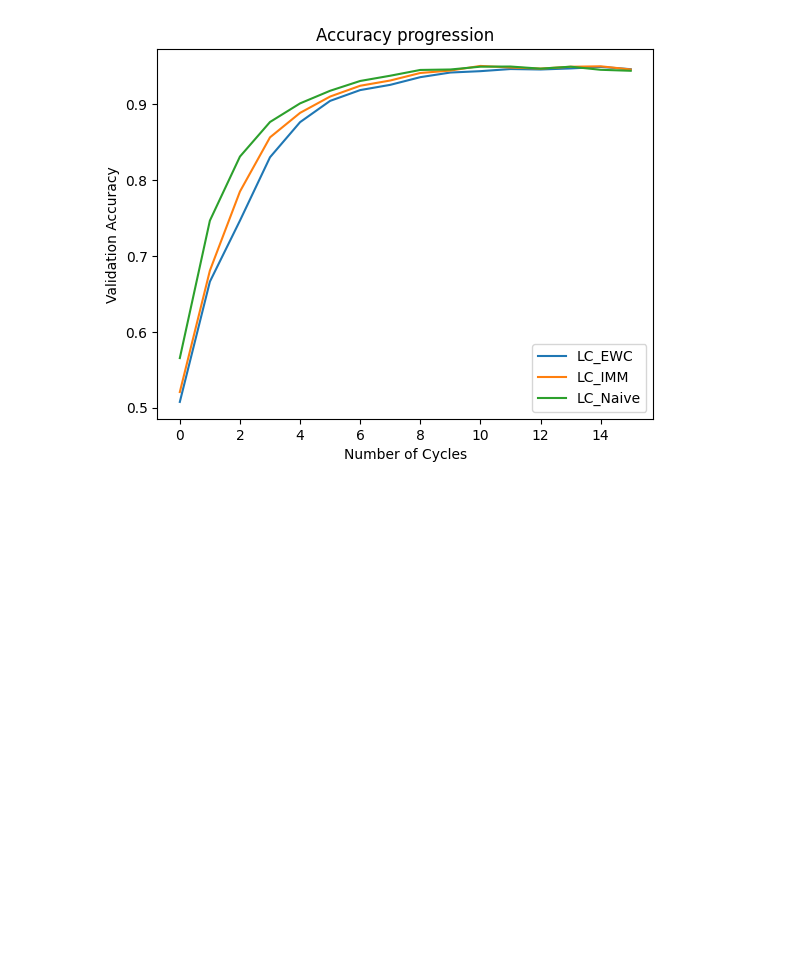
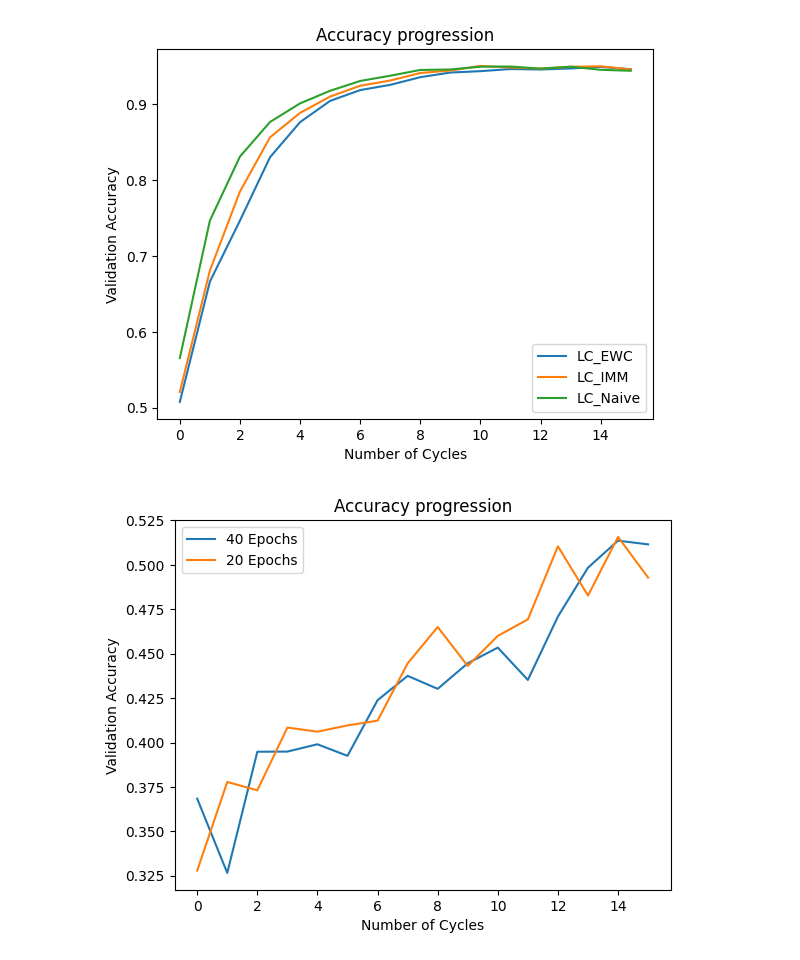
Before and after one commit to FelixMoeller3/calms, a Jupyter notebook: src/evaluation/eval_model_stealing.ipynb, the cells around one changed output. Drawn from its saved outputs; the diff is of its cells as text; code cells hidden in the pictures; blank space fills up the shorter version.

```diff
--- a/src/evaluation/eval_model_stealing.ipynb
+++ b/src/evaluation/eval_model_stealing.ipynb
@@ -340,3 +340,15 @@ plt.ylabel("Validation Accuracy")
 plt.show()
 # %% [output]
 [figure]
+# %%
+epochs_40 = [0.3684, 0.3266, 0.3948, 0.3949, 0.399, 0.3925, 0.4238, 0.4375, 0.4302, 0.4446, 0.4534, 0.4352, 0.4709, 0.4984, 0.5136, 0.5115]
+epochs_20 = [0.3279, 0.3778, 0.3731, 0.4084, 0.4061, 0.4096, 0.4123, 0.4445, 0.465, 0.4431, 0.46, 0.4693, 0.5104, 0.4827, 0.5157, 0.4928]
+plt.plot(epochs_40,label="40 Epochs")
+plt.plot(epochs_20,label="20 Epochs")
+plt.legend()
+plt.title("Accuracy progression")
+plt.xlabel("Number of Cycles")
+plt.ylabel("Validation Accuracy")
+plt.show()
+# %% [output]
+[figure, added]
```
Also changed, not shown: parts of 1 cell of this notebook.
